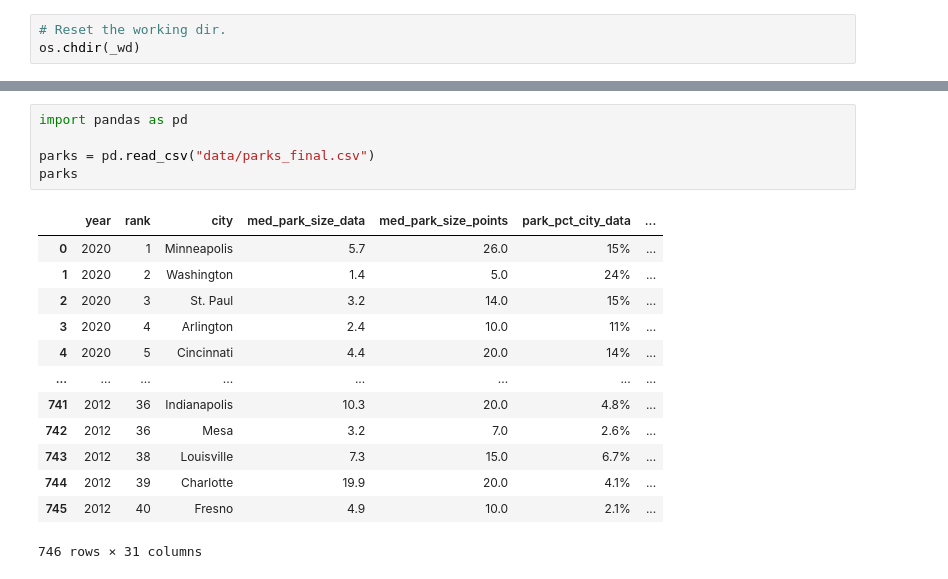
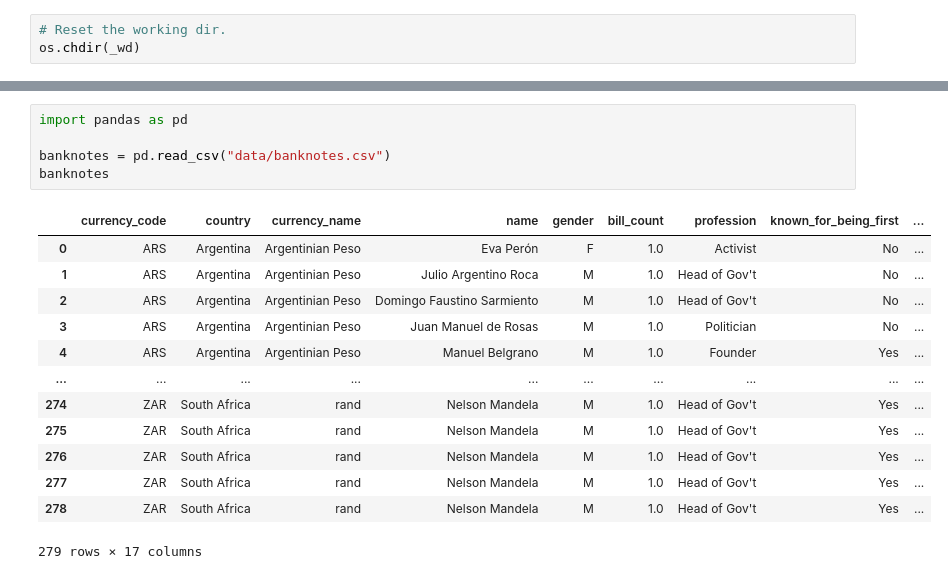
Before and after one commit to ucdavisdatalab/workshop_python_basics, a Jupyter notebook: _sources/chapters/01_python-basics.ipynb, the cells around one changed output, grey strips where cells are left out. Cells and saved outputs as stored; diff of their text form.

```diff
--- a/_sources/chapters/01_python-basics.ipynb
+++ b/_sources/chapters/01_python-basics.ipynb
@@ -1125,20 +1017,20 @@ assign the returned result to a variable:
 # %%
 import pandas as pd
 
-parks = pd.read_csv("data/parks_final.csv")
-parks
+banknotes = pd.read_csv("data/banknotes.csv")
+banknotes
 # %% [output]
-|  | year | rank | city | med_park_size_data | med_park_size_points | park_pct_city_data | ... |
-| 0 | 2020 | 1 | Minneapolis | 5.7 | 26.0 | 15% | ... |
-| 1 | 2020 | 2 | Washington | 1.4 | 5.0 | 24% | ... |
-| 2 | 2020 | 3 | St. Paul | 3.2 | 14.0 | 15% | ... |
-| 3 | 2020 | 4 | Arlington | 2.4 | 10.0 | 11% | ... |
-| 4 | 2020 | 5 | Cincinnati | 4.4 | 20.0 | 14% | ... |
-| ... | ... | ... | ... | ... | ... | ... | ... |
-| 741 | 2012 | 36 | Indianapolis | 10.3 | 20.0 | 4.8% | ... |
-| 742 | 2012 | 36 | Mesa | 3.2 | 7.0 | 2.6% | ... |
-| 743 | 2012 | 38 | Louisville | 7.3 | 15.0 | 6.7% | ... |
-| 744 | 2012 | 39 | Charlotte | 19.9 | 20.0 | 4.1% | ... |
-| 745 | 2012 | 40 | Fresno | 4.9 | 10.0 | 2.1% | ... |
+|  | currency_code | country | currency_name | name | gender | bill_count | profession | known_for_being_first | ... |
+| 0 | ARS | Argentina | Argentinian Peso | Eva Perón | F | 1.0 | Activist | No | ... |
+| 1 | ARS | Argentina | Argentinian Peso | Julio Argentino Roca | M | 1.0 | Head of Gov't | No | ... |
+| 2 | ARS | Argentina | Argentinian Peso | Domingo Faustino Sarmiento | M | 1.0 | Head of Gov't | No | ... |
+| 3 | ARS | Argentina | Argentinian Peso | Juan Manuel de Rosas | M | 1.0 | Politician | No | ... |
+| 4 | ARS | Argentina | Argentinian Peso | Manuel Belgrano | M | 1.0 | Founder | Yes | ... |
+| ... | ... | ... | ... | ... | ... | ... | ... | ... | ... |
+| 274 | ZAR | South Africa | rand | Nelson Mandela | M | 1.0 | Head of Gov't | Yes | ... |
+| 275 | ZAR | South Africa | rand | Nelson Mandela | M | 1.0 | Head of Gov't | Yes | ... |
+| 276 | ZAR | South Africa | rand | Nelson Mandela | M | 1.0 | Head of Gov't | Yes | ... |
+| 277 | ZAR | South Africa | rand | Nelson Mandela | M | 1.0 | Head of Gov't | Yes | ... |
+| 278 | ZAR | South Africa | rand | Nelson Mandela | M | 1.0 | Head of Gov't | Yes | ... |
-746 rows × 31 columns
+279 rows × 17 columns
 # %% [markdown]
```
Also changed, not shown: parts of 57 cells of this notebook, 21 other files.
